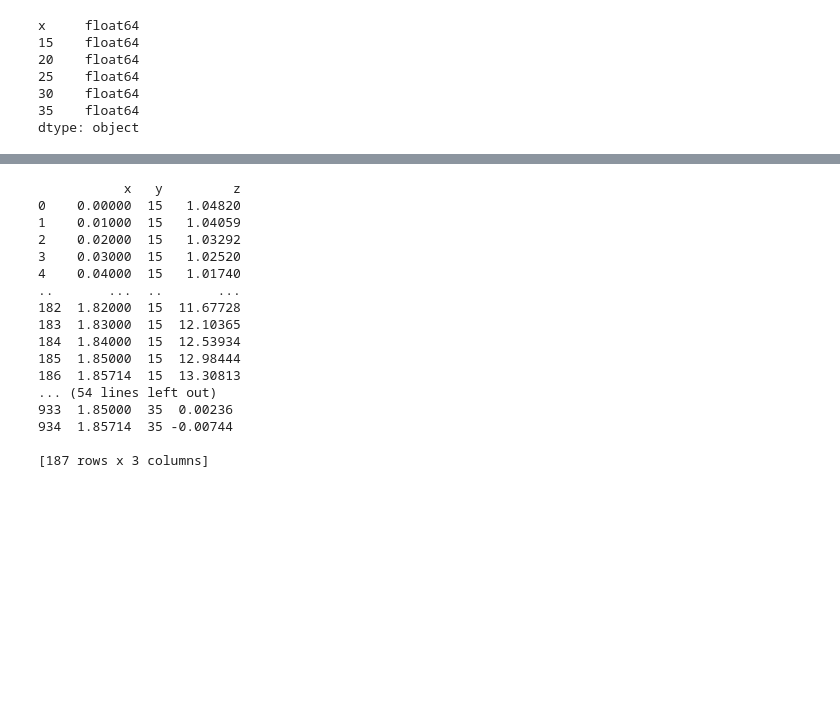
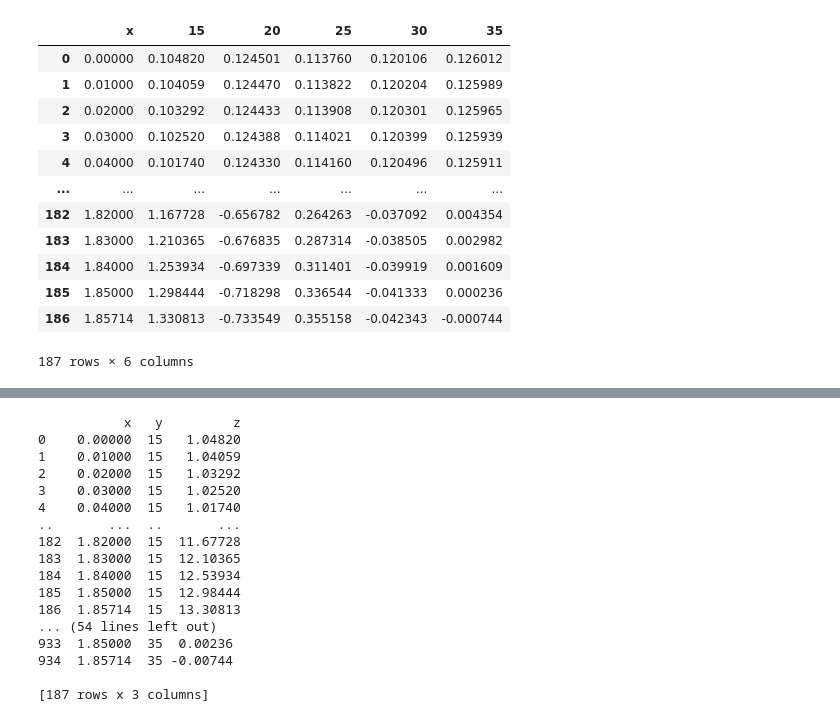
Before and after one commit to adamsmietanka/aircraft-python, a Jupyter notebook: zad5/compare-power-thrust-coeffs.ipynb, the cells around one changed output, grey strips where cells are left out. Saved outputs shown, nothing was run; the diff lists cells and outputs as text; code cells hidden in the pictures; blank space fills up the shorter version.

```diff
--- a/zad5/compare-power-thrust-coeffs.ipynb
+++ b/zad5/compare-power-thrust-coeffs.ipynb
@@ -22,11 +22,24 @@ ct
 287 rows × 6 columns
-# %%
-ct.dtypes
-# %% [output]
-x     float64
-15    float64
-20    float64
-25    float64
-30    float64
-35    float64
-dtype: object
+# %%
+ct = ct[ct['x'] >= 0].reset_index(drop=True)
+cp = cp[cp['x'] >= 0].reset_index(drop=True)
+eff = eff[eff['x'] >= 0].reset_index(drop=True)
+ct.at[0, 'x'] = 0
+cp.at[0, 'x'] = 0
+eff.at[0, 'x'] = 0
+
+ct
+# %% [output]
+|  | x | 15 | 20 | 25 | 30 | 35 |
+| 0 | 0.00000 | 0.104820 | 0.124501 | 0.113760 | 0.120106 | 0.126012 |
+| 1 | 0.01000 | 0.104059 | 0.124470 | 0.113822 | 0.120204 | 0.125989 |
+| 2 | 0.02000 | 0.103292 | 0.124433 | 0.113908 | 0.120301 | 0.125965 |
+| 3 | 0.03000 | 0.102520 | 0.124388 | 0.114021 | 0.120399 | 0.125939 |
+| 4 | 0.04000 | 0.101740 | 0.124330 | 0.114160 | 0.120496 | 0.125911 |
+| ... | ... | ... | ... | ... | ... | ... |
+| 182 | 1.82000 | 1.167728 | -0.656782 | 0.264263 | -0.037092 | 0.004354 |
+| 183 | 1.83000 | 1.210365 | -0.676835 | 0.287314 | -0.038505 | 0.002982 |
+| 184 | 1.84000 | 1.253934 | -0.697339 | 0.311401 | -0.039919 | 0.001609 |
+| 185 | 1.85000 | 1.298444 | -0.718298 | 0.336544 | -0.041333 | 0.000236 |
+| 186 | 1.85714 | 1.330813 | -0.733549 | 0.355158 | -0.042343 | -0.000744 |
+187 rows × 6 columns
```
Also changed, not shown: parts of 2 cells of this notebook, 4 other files.
